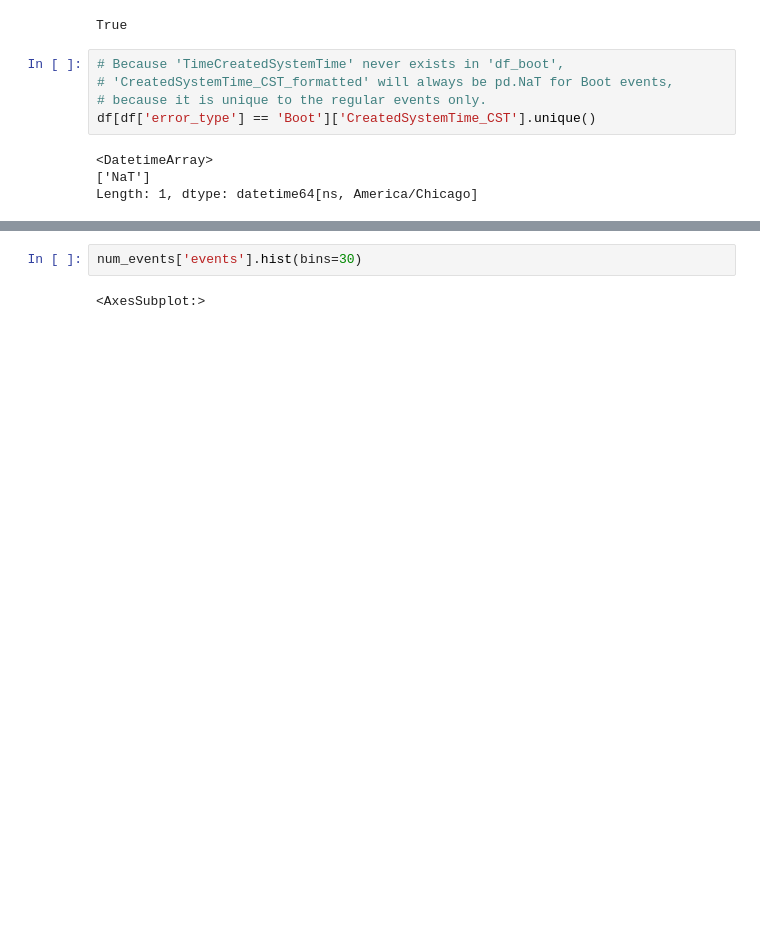
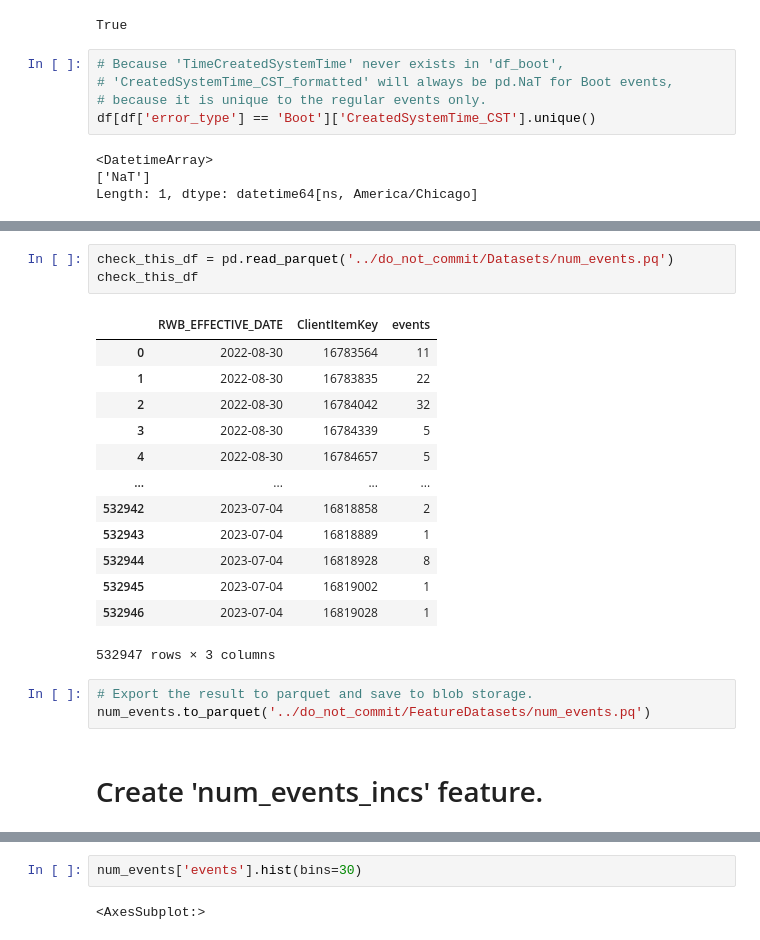
Before and after one commit to redgerly-umich/capstone_ff, a Jupyter notebook: DataCleaning/combine_4_error_types.ipynb, the cells around one changed output, grey strips where cells are left out. Cells and saved outputs as stored; diff of their text form; blank space fills up the shorter version.

Commit message:
Added preliminary section for 'num_events_inc.pq'

```diff
--- a/DataCleaning/combine_4_error_types.ipynb
+++ b/DataCleaning/combine_4_error_types.ipynb
@@ -467,0 +489,23 @@ num_events
+# %%
+check_this_df = pd.read_parquet('../do_not_commit/Datasets/num_events.pq')
+check_this_df
+# %% [output]
+|  | RWB_EFFECTIVE_DATE | ClientItemKey | events |
+| 0 | 2022-08-30 | 16783564 | 11 |
+| 1 | 2022-08-30 | 16783835 | 22 |
+| 2 | 2022-08-30 | 16784042 | 32 |
+| 3 | 2022-08-30 | 16784339 | 5 |
+| 4 | 2022-08-30 | 16784657 | 5 |
+| ... | ... | ... | ... |
+| 532942 | 2023-07-04 | 16818858 | 2 |
+| 532943 | 2023-07-04 | 16818889 | 1 |
+| 532944 | 2023-07-04 | 16818928 | 8 |
+| 532945 | 2023-07-04 | 16819002 | 1 |
+| 532946 | 2023-07-04 | 16819028 | 1 |
+532947 rows × 3 columns
+# %%
+# Export the result to parquet and save to blob storage.
+num_events.to_parquet('../do_not_commit/FeatureDatasets/num_events.pq')
+# %% [markdown]
+
+# Create 'num_events_incs' feature.
```
Also changed, not shown: parts of 18 cells of this notebook.
